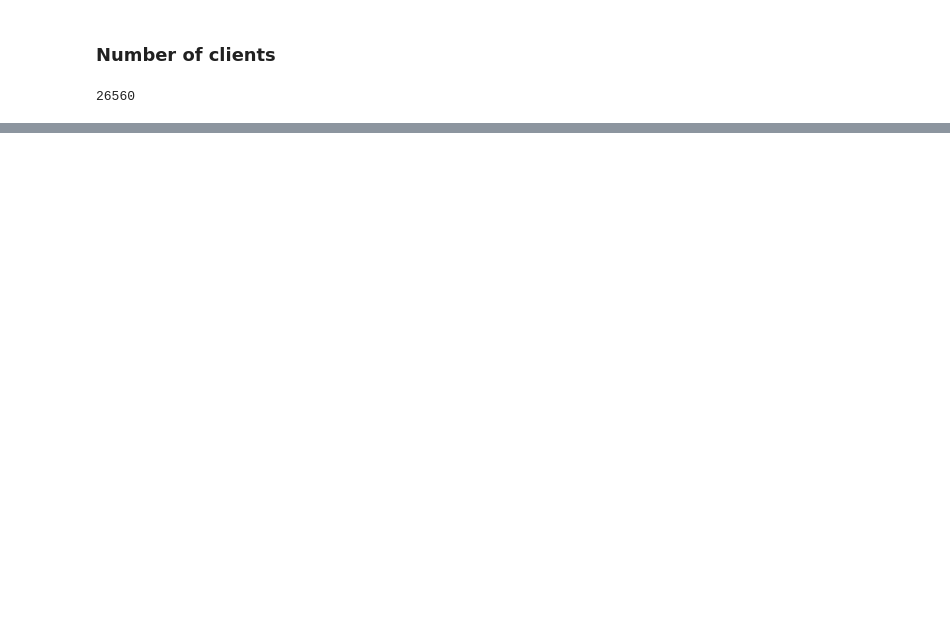
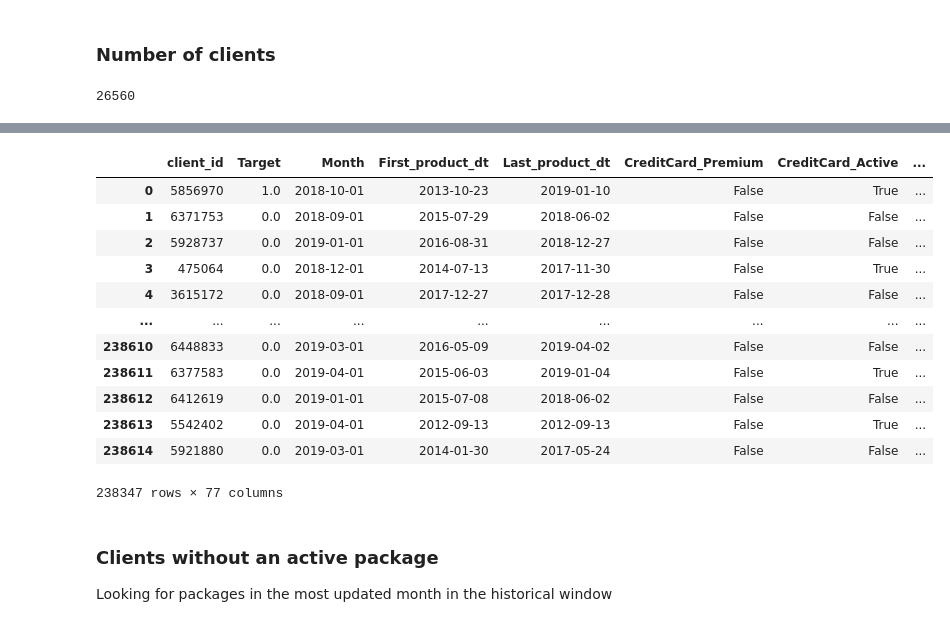
Before and after one commit to juancuiule/ml-utn-2c-2022, a Jupyter notebook: notebook.ipynb, the cells around one changed output, grey strips where cells are left out. Drawn from its saved outputs; the diff is of its cells as text; code cells hidden in the pictures; blank space fills up the shorter version.

```diff
--- a/notebook.ipynb
+++ b/notebook.ipynb
@@ -3,7 +3,7 @@ import numpy as np
 import pandas as pd
 import math
 # %%
-df = pd.read_csv('./data.csv', sep='|')
+df = pd.read_csv('./data.csv', sep='|', dtype={"client_id": str})
 df.head()
 # %% [output]
 |  | client_id | Target | Month | First_product_dt | Last_product_dt | CreditCard_Premium | CreditCard_Active | ... |
@@ -92,0 +142,3 @@ len(clients)
+# %%
+months_by_client = df.groupby('client_id')['Month'].agg([np.count_nonzero]).reset_index()
+months_by_client.count_nonzero.value_counts()
@@ -92,0 +154,25 @@ len(clients)
+# %%
+ids = months_by_client.loc[months_by_client['count_nonzero'] == 9]['client_id']
+ids = pd.unique(ids)
+# %%
+id_mask = df['client_id'].isin(ids)
+clients_with_nine_months = df.loc[id_mask]
+clients_with_nine_months
+# %% [output]
+|  | client_id | Target | Month | First_product_dt | Last_product_dt | CreditCard_Premium | CreditCard_Active | ... |
+| 0 | 5856970 | 1.0 | 2018-10-01 | 2013-10-23 | 2019-01-10 | False | True | ... |
+| 1 | 6371753 | 0.0 | 2018-09-01 | 2015-07-29 | 2018-06-02 | False | False | ... |
+| 2 | 5928737 | 0.0 | 2019-01-01 | 2016-08-31 | 2018-12-27 | False | False | ... |
+| 3 | 475064 | 0.0 | 2018-12-01 | 2014-07-13 | 2017-11-30 | False | True | ... |
+| 4 | 3615172 | 0.0 | 2018-09-01 | 2017-12-27 | 2017-12-28 | False | False | ... |
+| ... | ... | ... | ... | ... | ... | ... | ... | ... |
+| 238610 | 6448833 | 0.0 | 2019-03-01 | 2016-05-09 | 2019-04-02 | False | False | ... |
+| 238611 | 6377583 | 0.0 | 2019-04-01 | 2015-06-03 | 2019-01-04 | False | True | ... |
+| 238612 | 6412619 | 0.0 | 2019-01-01 | 2015-07-08 | 2018-06-02 | False | False | ... |
+| 238613 | 5542402 | 0.0 | 2019-04-01 | 2012-09-13 | 2012-09-13 | False | True | ... |
+| 238614 | 5921880 | 0.0 | 2019-03-01 | 2014-01-30 | 2017-05-24 | False | False | ... |
+238347 rows × 77 columns
+# %% [markdown]
+### Clients without an active package
+
+Looking for packages in the most updated month in the historical window
```
Also changed, not shown: parts of 68 cells of this notebook.
